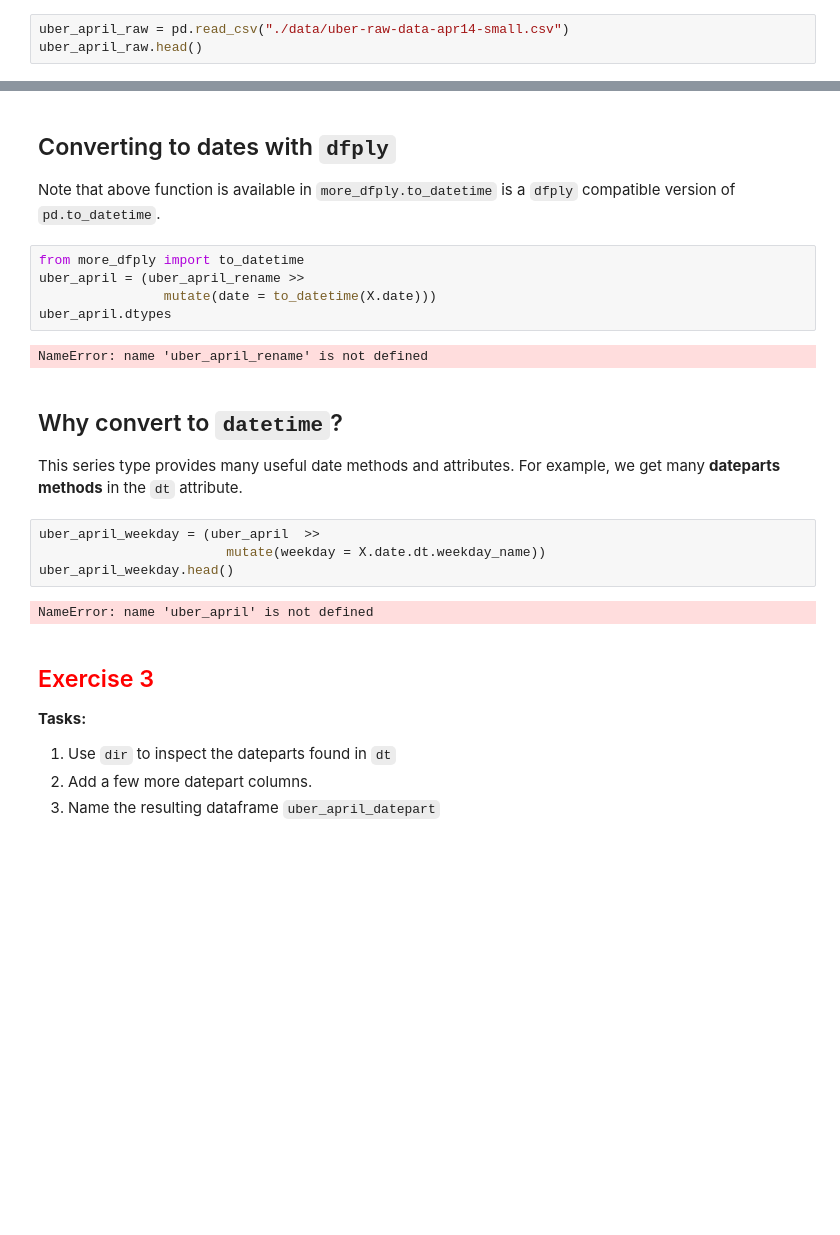
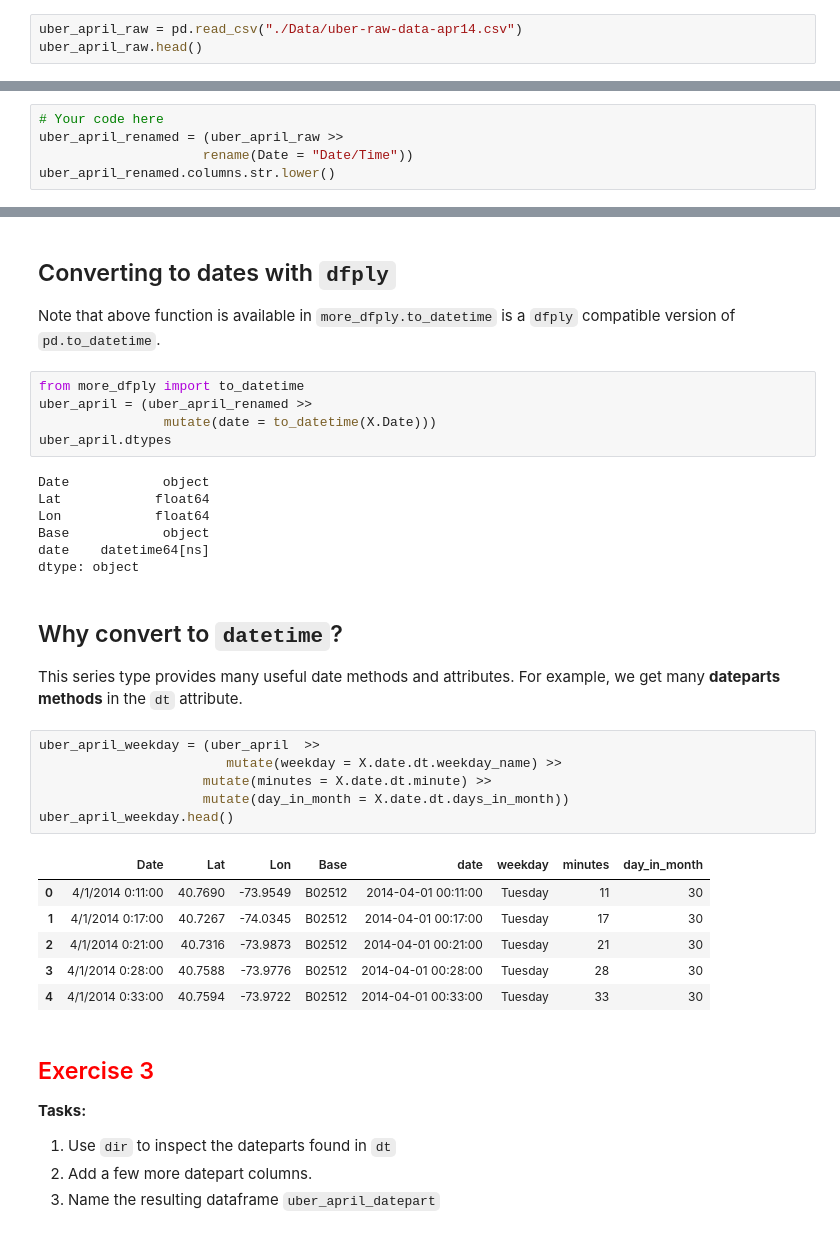
Before and after one commit to dqniellew1/DSCI430, a Jupyter notebook: 2_4_pandas_dtypes-local.ipynb, the cells around one changed output, grey strips where cells are left out. Drawn from its saved outputs; the diff is of its cells as text; blank space fills up the shorter version.

```diff
--- a/2_4_pandas_dtypes-local.ipynb
+++ b/2_4_pandas_dtypes-local.ipynb
@@ -143,6 +157,6 @@ Name: BeginDate, dtype: Int64
 
 **Note:** The actual data is pretty large, which we will deal with in the next section.  For now, we will load a subset (first 1000 rows).
 # %%
-uber_april_raw = pd.read_csv("./data/uber-raw-data-apr14-small.csv")
+uber_april_raw = pd.read_csv("./Data/uber-raw-data-apr14.csv")
 uber_april_raw.head()
 # %% [output]
@@ -155,0 +173,5 @@ Fix the names.  Be sure to rename the `"Date/Time"` `'date'` and name the result
+# %%
+# Your code here
+uber_april_renamed = (uber_april_raw >>
+                     rename(Date = "Date/Time"))
+uber_april_renamed.columns.str.lower()
@@ -187,21 +216,33 @@ def to_datetime(series, infer_datetime_format=True):
 Note that above function is available in `more_dfply.to_datetime` is a `dfply` compatible version of `pd.to_datetime`.
 # %%
 from more_dfply import to_datetime
-uber_april = (uber_april_rename >>
-                mutate(date = to_datetime(X.date)))
+uber_april = (uber_april_renamed >>
+                mutate(date = to_datetime(X.Date)))
 uber_april.dtypes
 # %% [output]
-NameError: name 'uber_april_rename' is not defined
+Date            object
+Lat            float64
+Lon            float64
+Base            object
+date    datetime64[ns]
+dtype: object
 # %% [markdown]
 ## Why convert to `datetime`?
 
 This series type provides many useful date methods and attributes.  For example, we get many **dateparts methods** in the `dt` attribute.
 # %%
 uber_april_weekday = (uber_april  >>
-                        mutate(weekday = X.date.dt.weekday_name))
+                        mutate(weekday = X.date.dt.weekday_name) >>
+                     mutate(minutes = X.date.dt.minute) >>
+                     mutate(day_in_month = X.date.dt.days_in_month))
 uber_april_weekday.head()
 # %% [output]
-NameError: name 'uber_april' is not defined
+|  | Date | Lat | Lon | Base | date | weekday | minutes | day_in_month |
+| 0 | 4/1/2014 0:11:00 | 40.7690 | -73.9549 | B02512 | 2014-04-01 00:11:00 | Tuesday | 11 | 30 |
+| 1 | 4/1/2014 0:17:00 | 40.7267 | -74.0345 | B02512 | 2014-04-01 00:17:00 | Tuesday | 17 | 30 |
+| 2 | 4/1/2014 0:21:00 | 40.7316 | -73.9873 | B02512 | 2014-04-01 00:21:00 | Tuesday | 21 | 30 |
+| 3 | 4/1/2014 0:28:00 | 40.7588 | -73.9776 | B02512 | 2014-04-01 00:28:00 | Tuesday | 28 | 30 |
+| 4 | 4/1/2014 0:33:00 | 40.7594 | -73.9722 | B02512 | 2014-04-01 00:33:00 | Tuesday | 33 | 30 |
 # %% [markdown]
 ## <font color="red"> Exercise 3</font>
 
```
Also changed, not shown: parts of 17 cells of this notebook, 2 other files.
